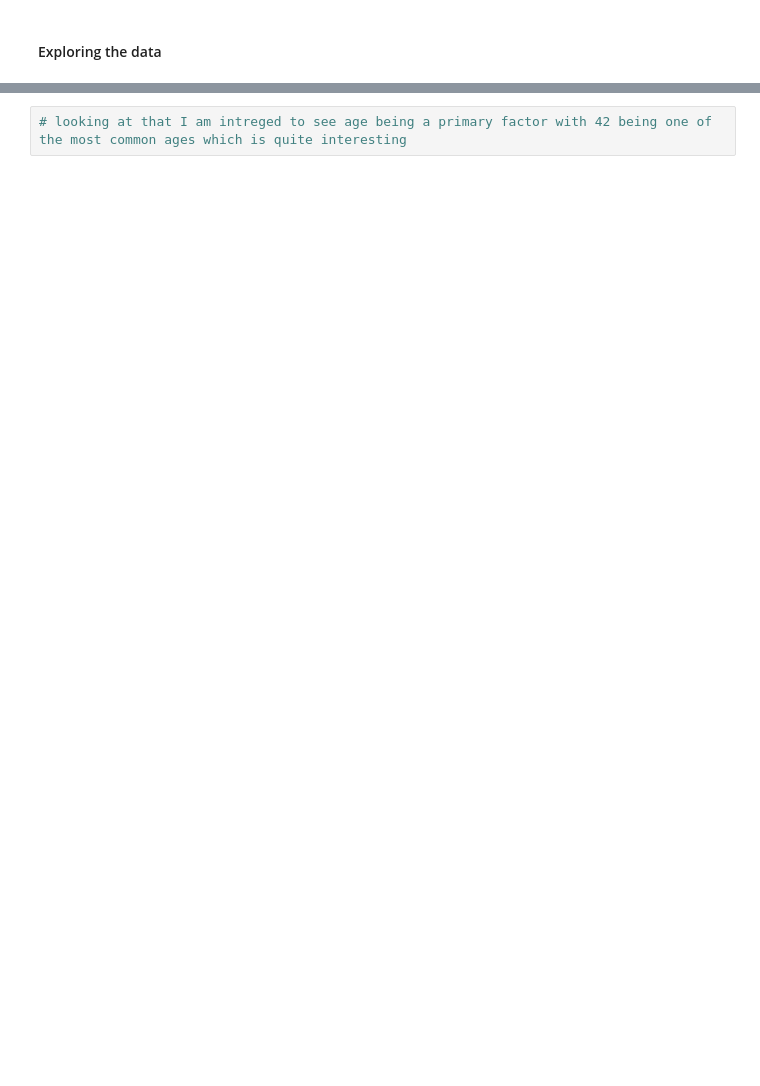
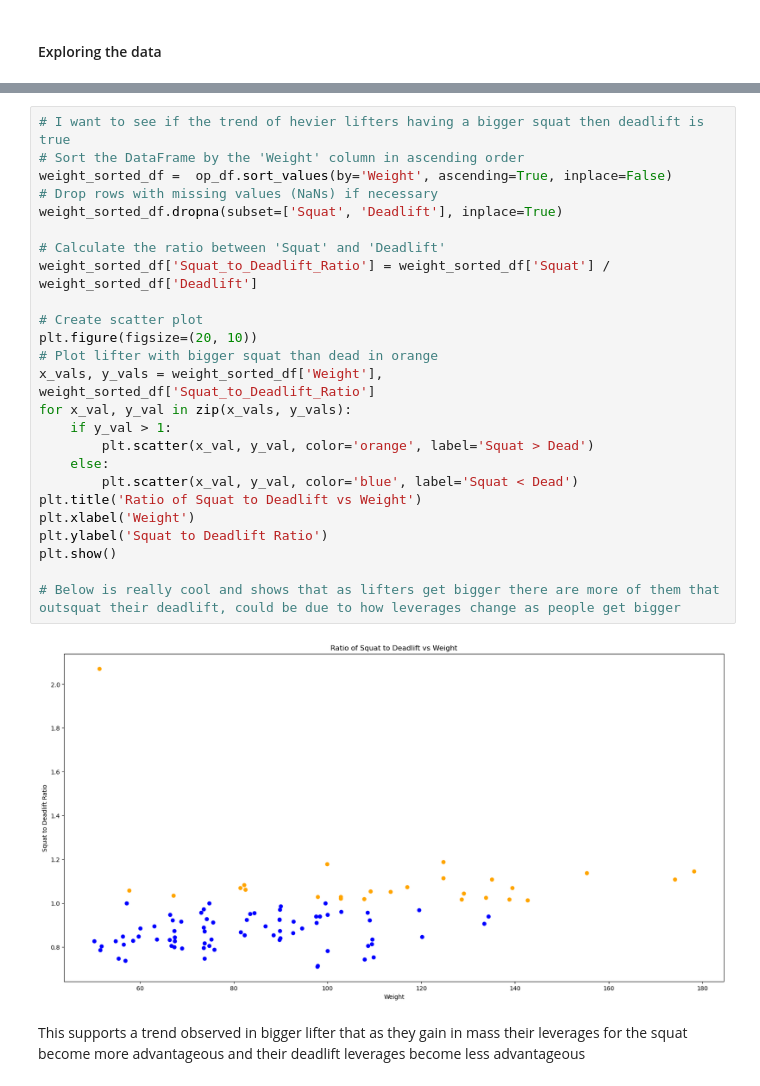
Before and after one commit to adamFittlerGit/openpowerlifting_datascience, a Jupyter notebook: opds.ipynb, the cells around one changed output, grey strips where cells are left out. Drawn from its saved outputs; the diff is of its cells as text; blank space fills up the shorter version.

```diff
--- a/opds.ipynb
+++ b/opds.ipynb
@@ -127,2 +125,29 @@ max    100.000000
-# %%
-# looking at that I am intreged to see age being a primary factor with 42 being one of the most common ages which is quite interesting
+# %%
+# I want to see if the trend of hevier lifters having a bigger squat then deadlift is true
+# Sort the DataFrame by the 'Weight' column in ascending order
+weight_sorted_df =  op_df.sort_values(by='Weight', ascending=True, inplace=False)
+# Drop rows with missing values (NaNs) if necessary
+weight_sorted_df.dropna(subset=['Squat', 'Deadlift'], inplace=True)
+
+# Calculate the ratio between 'Squat' and 'Deadlift'
+weight_sorted_df['Squat_to_Deadlift_Ratio'] = weight_sorted_df['Squat'] / weight_sorted_df['Deadlift']
+
+# Create scatter plot
+plt.figure(figsize=(20, 10))
+# Plot lifter with bigger squat than dead in orange
+x_vals, y_vals = weight_sorted_df['Weight'], weight_sorted_df['Squat_to_Deadlift_Ratio']
+for x_val, y_val in zip(x_vals, y_vals):
+    if y_val > 1:
+        plt.scatter(x_val, y_val, color='orange', label='Squat > Dead')
+    else:
+        plt.scatter(x_val, y_val, color='blue', label='Squat < Dead')
+plt.title('Ratio of Squat to Deadlift vs Weight')
+plt.xlabel('Weight')
+plt.ylabel('Squat to Deadlift Ratio')
+plt.show()
+
+# Below is really cool and shows that as lifters get bigger there are more of them that outsquat their deadlift, could be due to how leverages change as people get bigger
+# %% [output]
+[figure, added]
+# %% [markdown]
+This supports a trend observed in bigger lifter that as they gain in mass their leverages for the squat become more advantageous and their deadlift leverages become less advantageous
```
Also changed, not shown: parts of 4 cells of this notebook.
